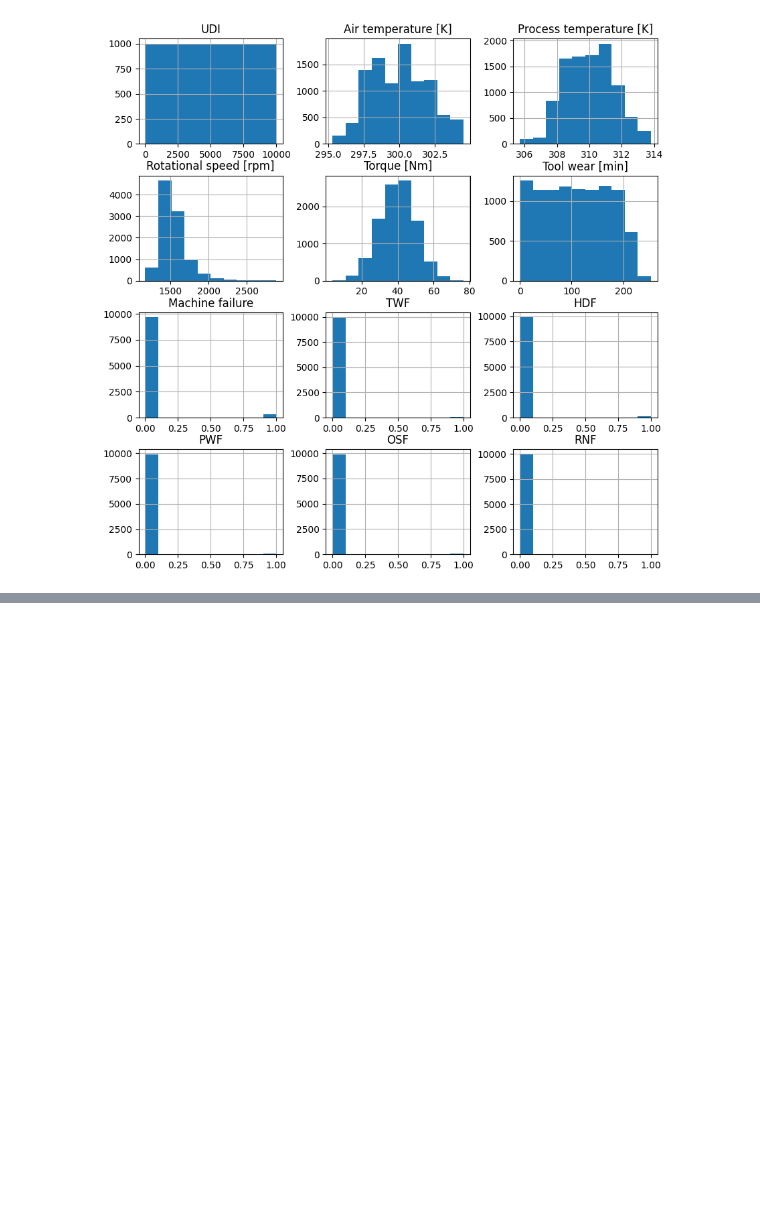
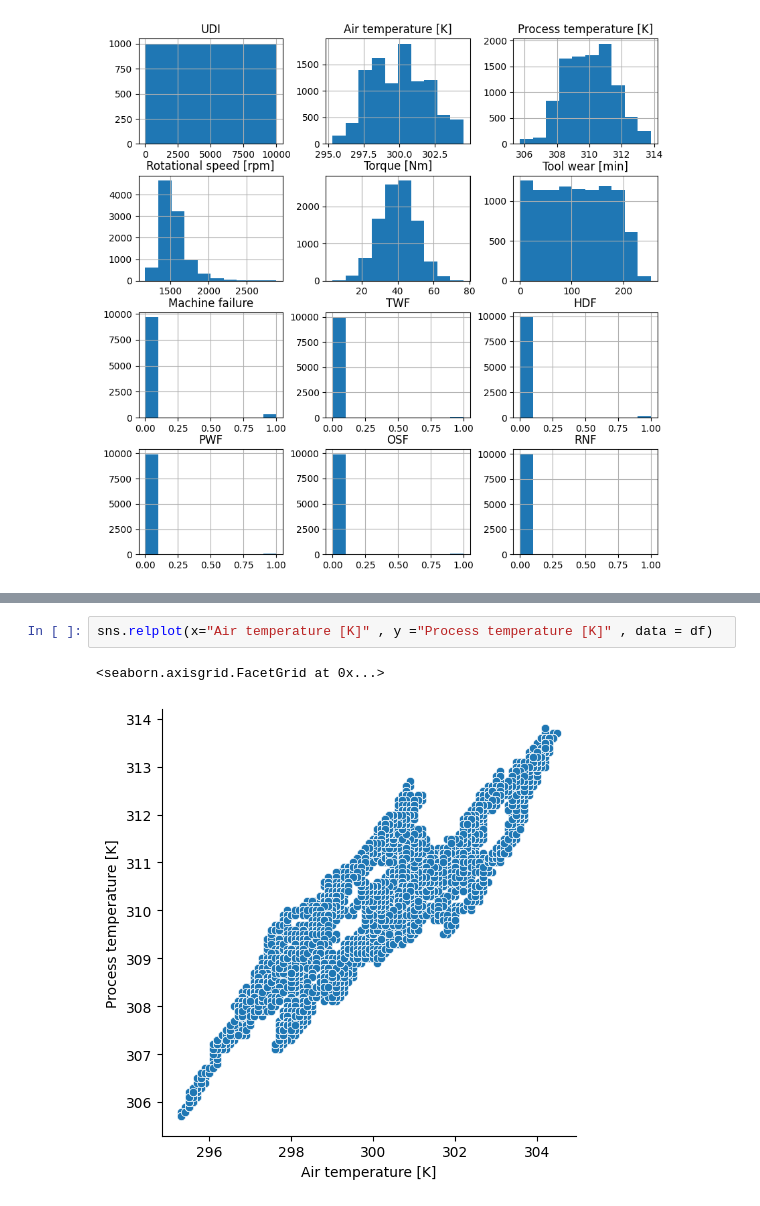
Before and after one commit to Mehdi007bond/Predictive_maintenance_ML, a Jupyter notebook: ML_Predictive_maintenance.ipynb, the cells around one changed output, grey strips where cells are left out. Drawn from its saved outputs; the diff is of its cells as text; blank space fills up the shorter version.

```diff
--- a/ML_Predictive_maintenance.ipynb
+++ b/ML_Predictive_maintenance.ipynb
@@ -106,0 +159,5 @@ array([[<Axes: title={'center': 'UDI'}>,
+# %%
+sns.relplot(x="Air temperature [K]" , y ="Process temperature [K]" , data = df)
+# %% [output]
+<seaborn.axisgrid.FacetGrid at 0x...>
+[figure, added]
```
Also changed, not shown: parts of 7 cells of this notebook.
